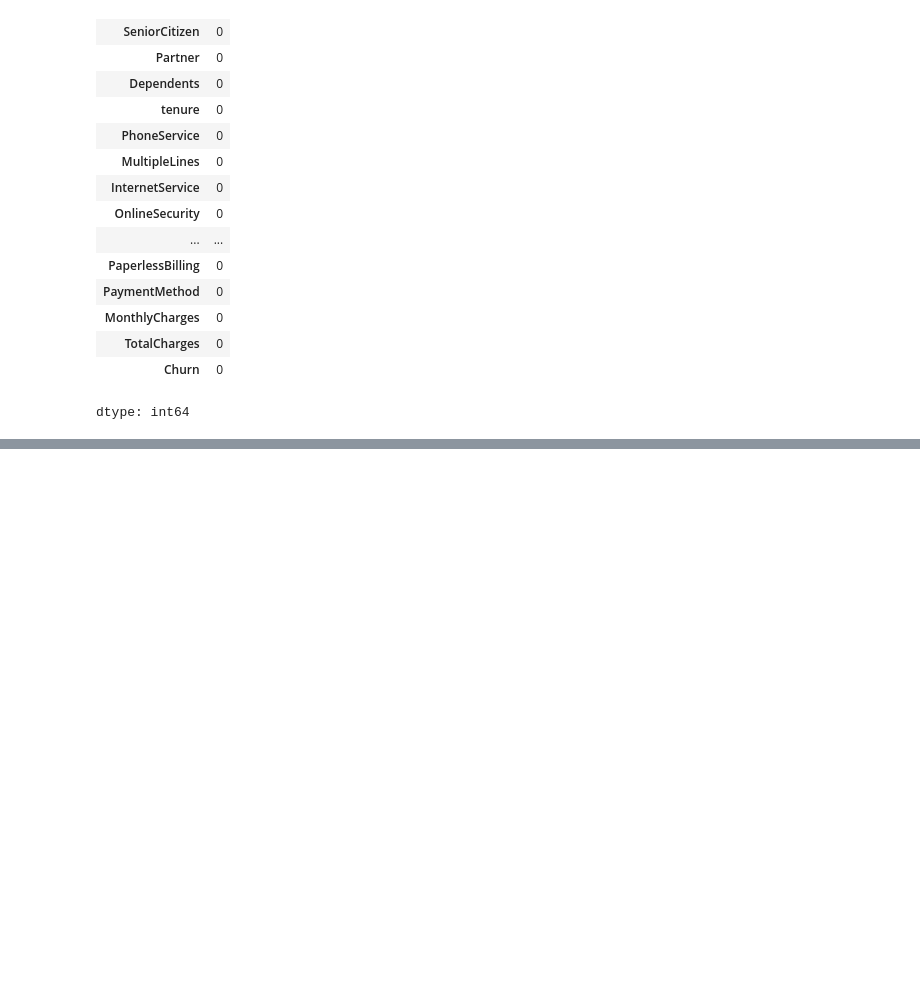
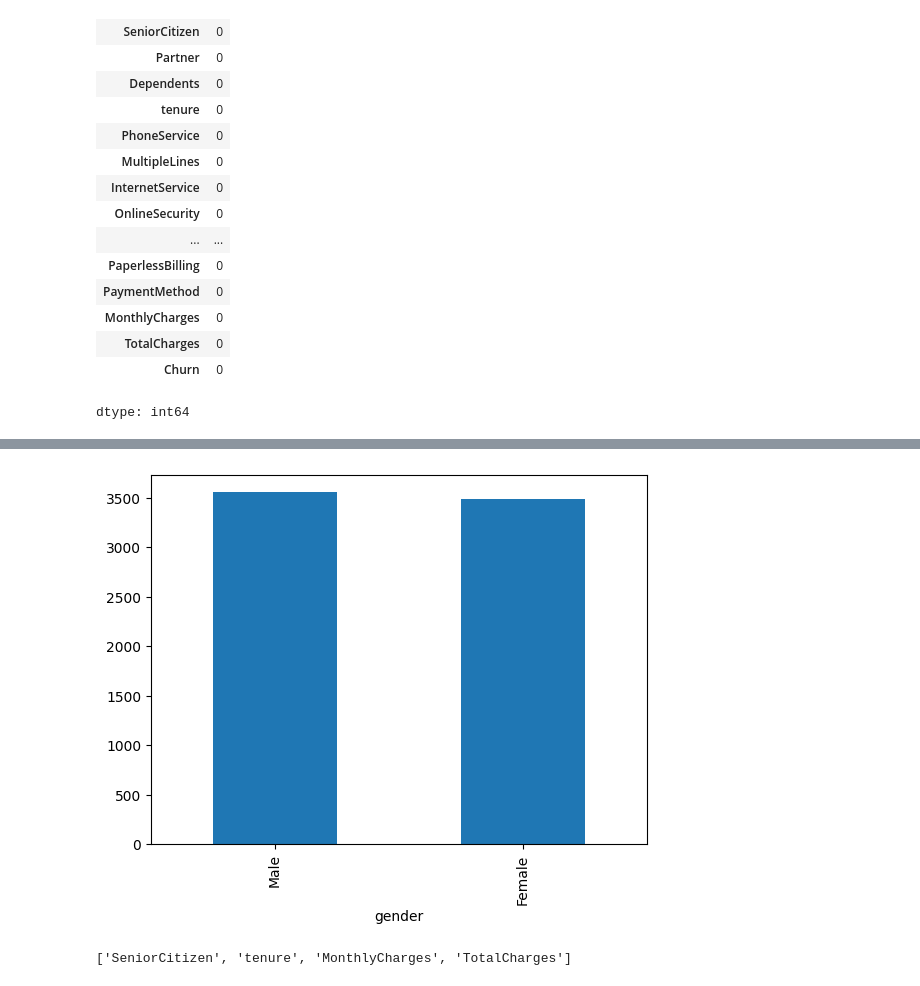
Before and after one commit to viduliyanage7/ML-CW, a Jupyter notebook: cw.ipynb, the cells around one changed output, grey strips where cells are left out. Saved outputs shown, nothing was run; the diff lists cells and outputs as text; code cells hidden in the pictures; blank space fills up the shorter version.

```diff
--- a/cw.ipynb
+++ b/cw.ipynb
@@ -68,0 +75,5 @@ dtype: int64
+# %%
+df['gender'].value_counts().plot(kind='bar')
+plt.show()
+# %% [output]
+[figure, added]
@@ -68,0 +91,6 @@ dtype: int64
+# %%
+# store numerical values and categorical values
+numeric_features = X.select_dtypes(include=['int64','float64']).columns.tolist()
+categorical_features = X.select_dtypes(include=['object']).columns.tolist()
+# %% [output]
+['SeniorCitizen', 'tenure', 'MonthlyCharges', 'TotalCharges']
```
Also changed, not shown: parts of 15 cells of this notebook.
